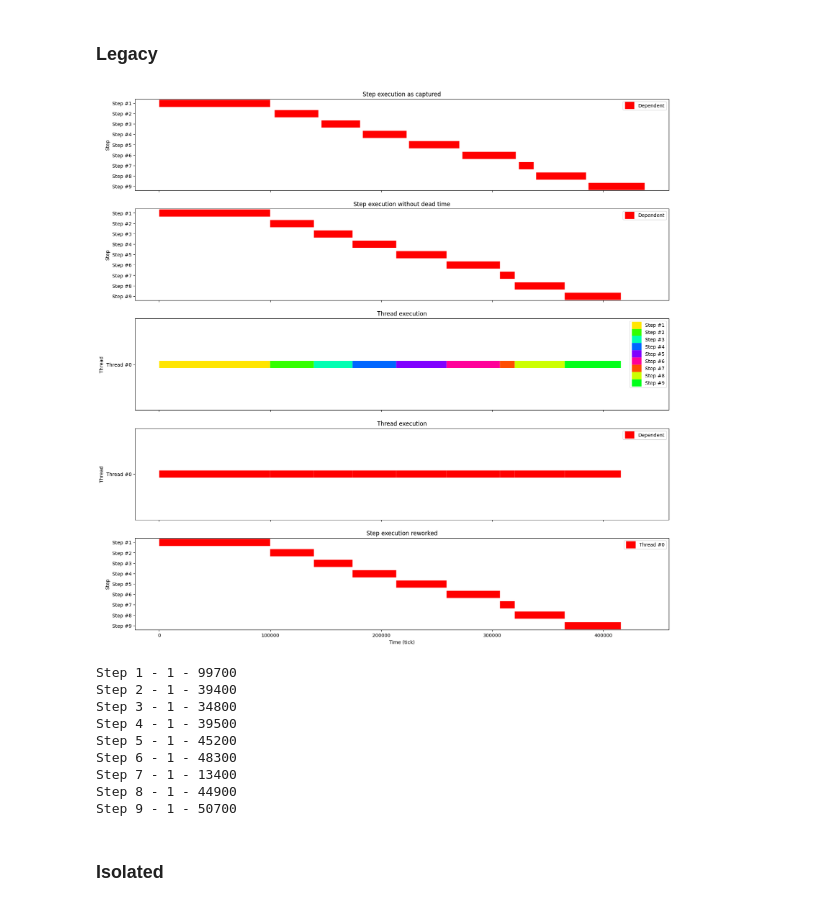
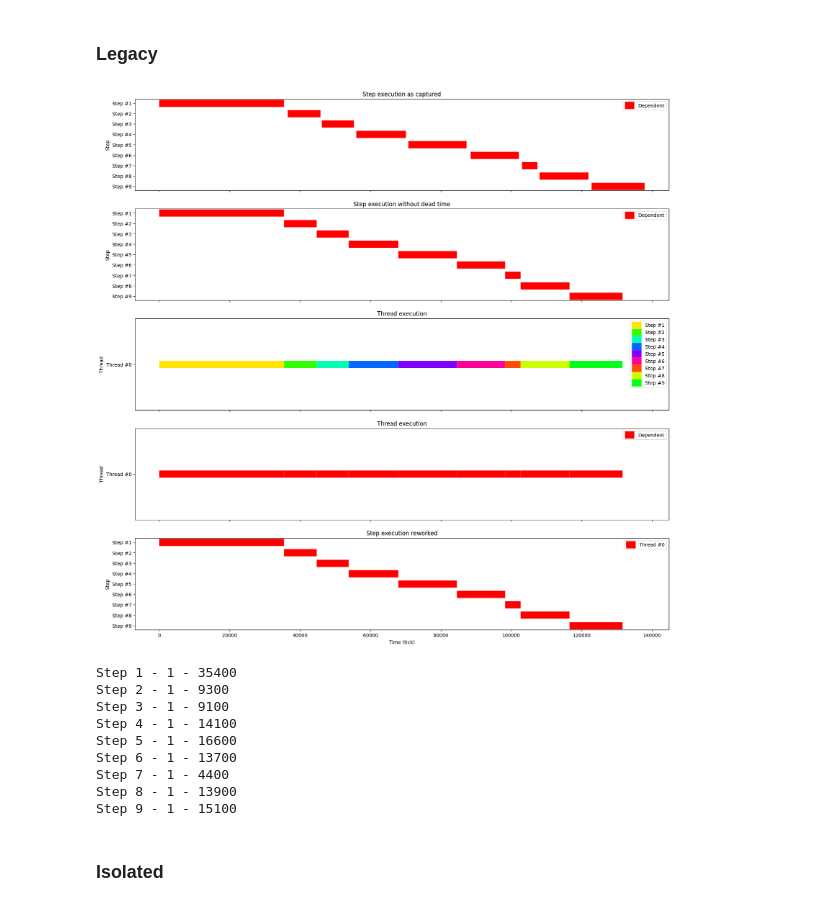
Before and after one commit to simbarras/tb23-gpu-opt-celeritas, a Jupyter notebook: DP-simulation.ipynb, the cells around one changed output. Drawn from its saved outputs; the diff is of its cells as text; code cells hidden in the pictures.

```diff
--- a/DP-simulation.ipynb
+++ b/DP-simulation.ipynb
@@ -718,23 +718,23 @@ main(simple)
 # %% [markdown]
 ### Legacy
 # %%
-start_state = [1, 1, 1]
+start_state = [0.1, 0.1, 0.1]
 step = 1
 
 old_logger = Logger()
 dormandPrinceLegacy(step, start_state, lorenz, old_logger)
 old_logger
 # %% [output]
-[figure, old version]
+[figure, new version]
-Step 1 - 1 - 99700
-Step 2 - 1 - 39400
-Step 3 - 1 - 34800
-Step 4 - 1 - 39500
-Step 5 - 1 - 45200
-Step 6 - 1 - 48300
-Step 7 - 1 - 13400
-Step 8 - 1 - 44900
-Step 9 - 1 - 50700
+Step 1 - 1 - 35400
+Step 2 - 1 - 9300
+Step 3 - 1 - 9100
+Step 4 - 1 - 14100
+Step 5 - 1 - 16600
+Step 6 - 1 - 13700
+Step 7 - 1 - 4400
+Step 8 - 1 - 13900
+Step 9 - 1 - 15100
 # %% [markdown]
 ### Isolated
 # %%
```
Also changed, not shown: parts of 3 cells of this notebook, 2 other files.
